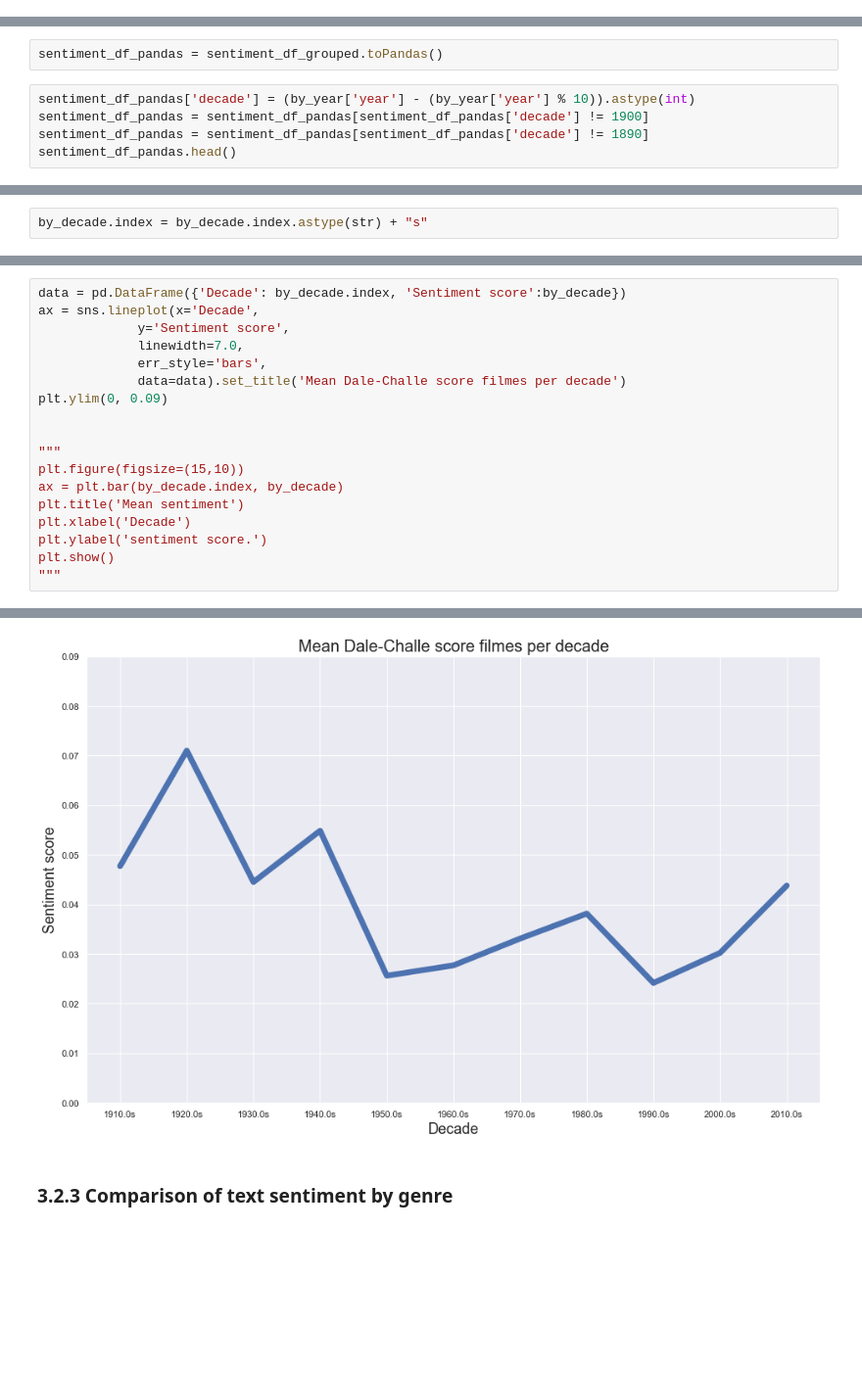
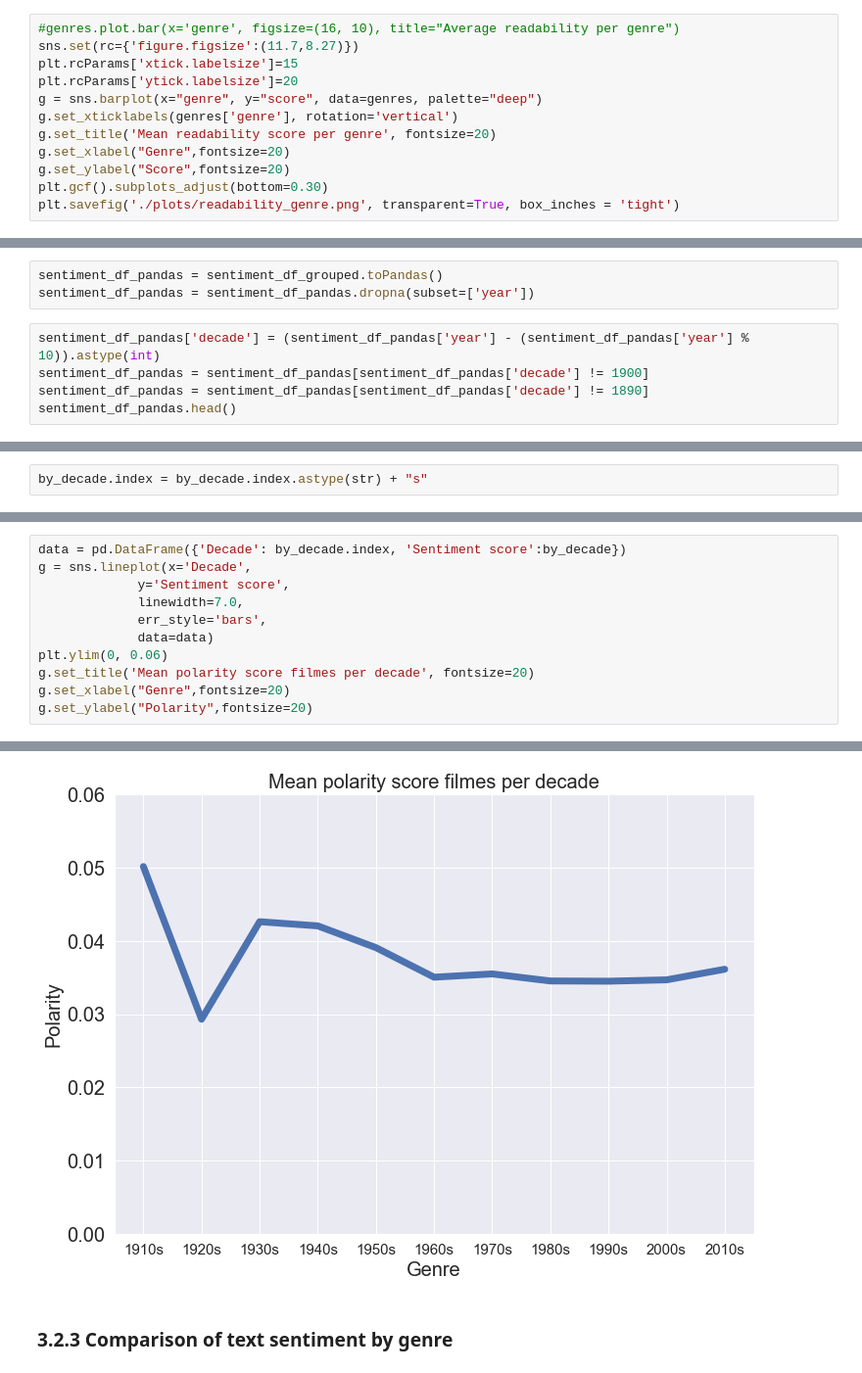
Before and after one commit to RobertInjac/ADA-Project-2018-OpenSubtitles, a Jupyter notebook: Project.ipynb, the cells around one changed output, grey strips where cells are left out. Shown at 98% size. Cells and saved outputs as stored; diff of their text form; blank space fills up the shorter version.

```diff
--- a/Project.ipynb
+++ b/Project.ipynb
@@ -1127,0 +1120,12 @@ genres.plot.bar(x='genre', figsize=(16, 10), title="Average readability per genr
+# %%
+#genres.plot.bar(x='genre', figsize=(16, 10), title="Average readability per genre")
+sns.set(rc={'figure.figsize':(11.7,8.27)})
+plt.rcParams['xtick.labelsize']=15
+plt.rcParams['ytick.labelsize']=20
+g = sns.barplot(x="genre", y="score", data=genres, palette="deep")
+g.set_xticklabels(genres['genre'], rotation='vertical')
+g.set_title('Mean readability score per genre', fontsize=20)
+g.set_xlabel("Genre",fontsize=20)
+g.set_ylabel("Score",fontsize=20)
+plt.gcf().subplots_adjust(bottom=0.30)
+plt.savefig('./plots/readability_genre.png', transparent=True, box_inches = 'tight')
@@ -1255,8 +1264,9 @@ only showing top 5 rows
 sentiment_df_grouped = sentiment_df_grouped.filter(F.col("year").isNotNull())
 # %%
 sentiment_df_pandas = sentiment_df_grouped.toPandas()
+sentiment_df_pandas = sentiment_df_pandas.dropna(subset=['year'])
 # %%
-sentiment_df_pandas['decade'] = (by_year['year'] - (by_year['year'] % 10)).astype(int)
+sentiment_df_pandas['decade'] = (sentiment_df_pandas['year'] - (sentiment_df_pandas['year'] % 10)).astype(int)
 sentiment_df_pandas = sentiment_df_pandas[sentiment_df_pandas['decade'] != 1900]
 sentiment_df_pandas = sentiment_df_pandas[sentiment_df_pandas['decade'] != 1890]
 sentiment_df_pandas.head()
@@ -1282,20 +1292,13 @@ by_decade.head()
 Name: polarity, dtype: float64
 # %%
 data = pd.DataFrame({'Decade': by_decade.index, 'Sentiment score':by_decade})
-ax = sns.lineplot(x='Decade',
+g = sns.lineplot(x='Decade',
              y='Sentiment score',
              linewidth=7.0,
              err_style='bars',
-             data=data).set_title('Mean Dale-Challe score filmes per decade')
-plt.ylim(0, 0.09)
-
-
-"""
-plt.figure(figsize=(15,10))
-ax = plt.bar(by_decade.index, by_decade)
-plt.title('Mean sentiment')
-plt.xlabel('Decade')
-plt.ylabel('sentiment score.')
-plt.show()
-"""
+             data=data)
+plt.ylim(0, 0.06)
+g.set_title('Mean polarity score filmes per decade', fontsize=20)
+g.set_xlabel("Genre",fontsize=20)
+g.set_ylabel("Polarity",fontsize=20)
 # %% [output]
@@ -1303,4 +1306,4 @@ plt.show()
-[figure, old version]
+[figure, new version]
 # %% [markdown]
 ### 3.2.3 Comparison of text sentiment by genre
 # %%
```
Also changed, not shown: parts of 60 cells of this notebook.
